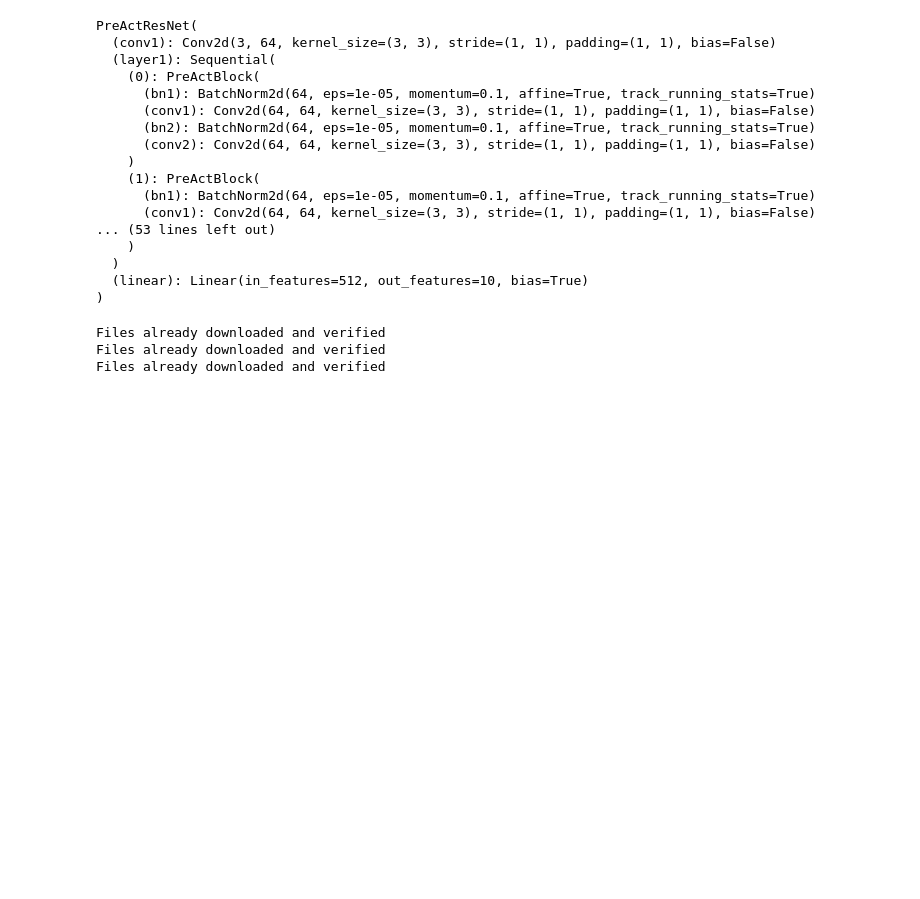
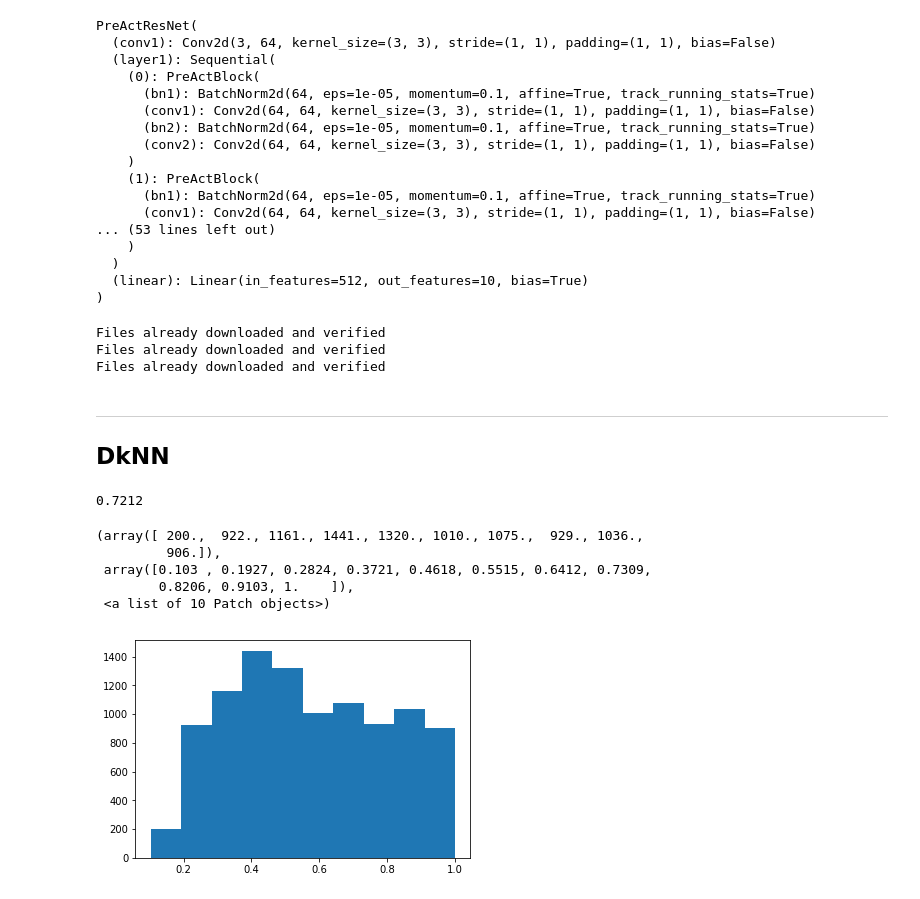
Before and after one commit to chawins/knn-defense, a Jupyter notebook: test_cifar10.ipynb, the cells around one changed output. Drawn from its saved outputs; the diff is of its cells as text; code cells hidden in the pictures; blank space fills up the shorter version.

```diff
--- a/test_cifar10.ipynb
+++ b/test_cifar10.ipynb
@@ -75,3 +73,27 @@ PreActResNet(
 Files already downloaded and verified
 Files already downloaded and verified
 Files already downloaded and verified
+# %% [markdown]
+---
+## DkNN
+# %%
+layers = ['layer2']
+with torch.no_grad():
+    dknn = DKNN(net, x_train, y_train, x_valid, y_valid, layers,
+                k=75, num_classes=10)
+    y_pred = dknn.classify(x_test)
+# %%
+(y_pred.argmax(1) == y_test.numpy()).sum() / y_test.size(0)
+# %% [output]
+0.7212
+# %%
+cred = dknn.credibility(y_pred)
+# %%
+plt.hist(cred)
+# %% [output]
+(array([ 200.,  922., 1161., 1441., 1320., 1010., 1075.,  929., 1036.,
+         906.]),
+ array([0.103 , 0.1927, 0.2824, 0.3721, 0.4618, 0.5515, 0.6412, 0.7309,
+        0.8206, 0.9103, 1.    ]),
+ <a list of 10 Patch objects>)
+[figure, added]
```
Also changed, not shown: parts of 16 cells of this notebook, 7 other files.
